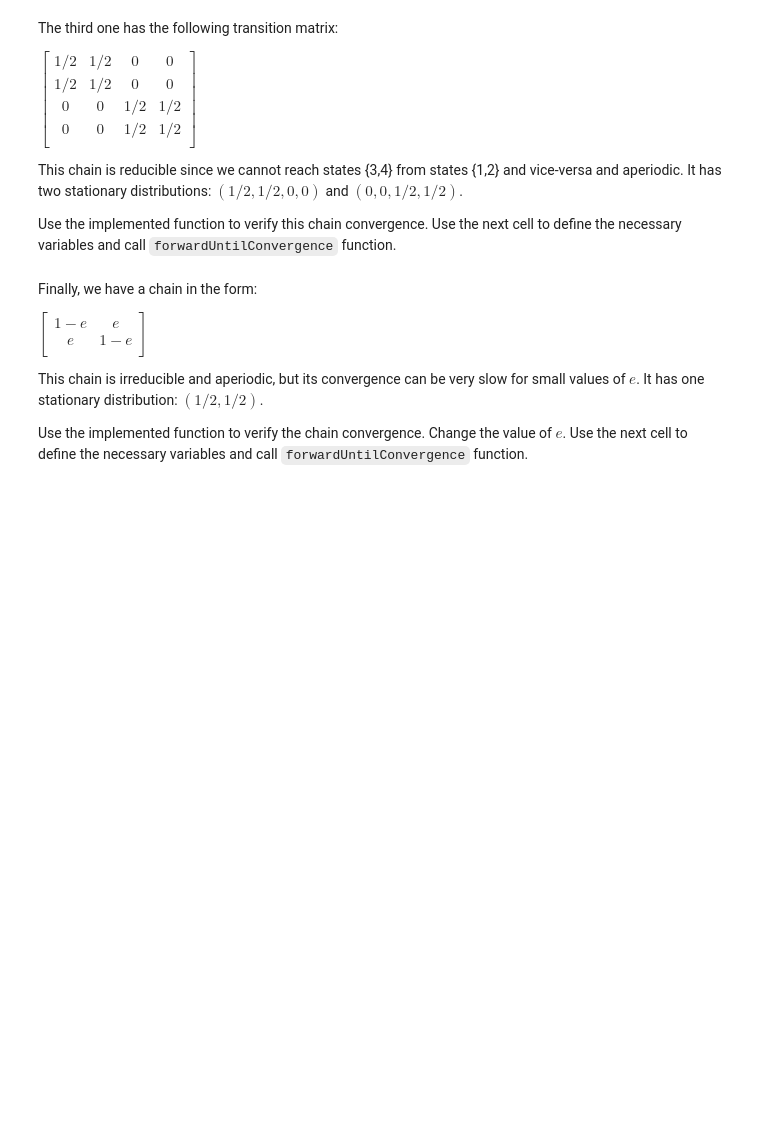
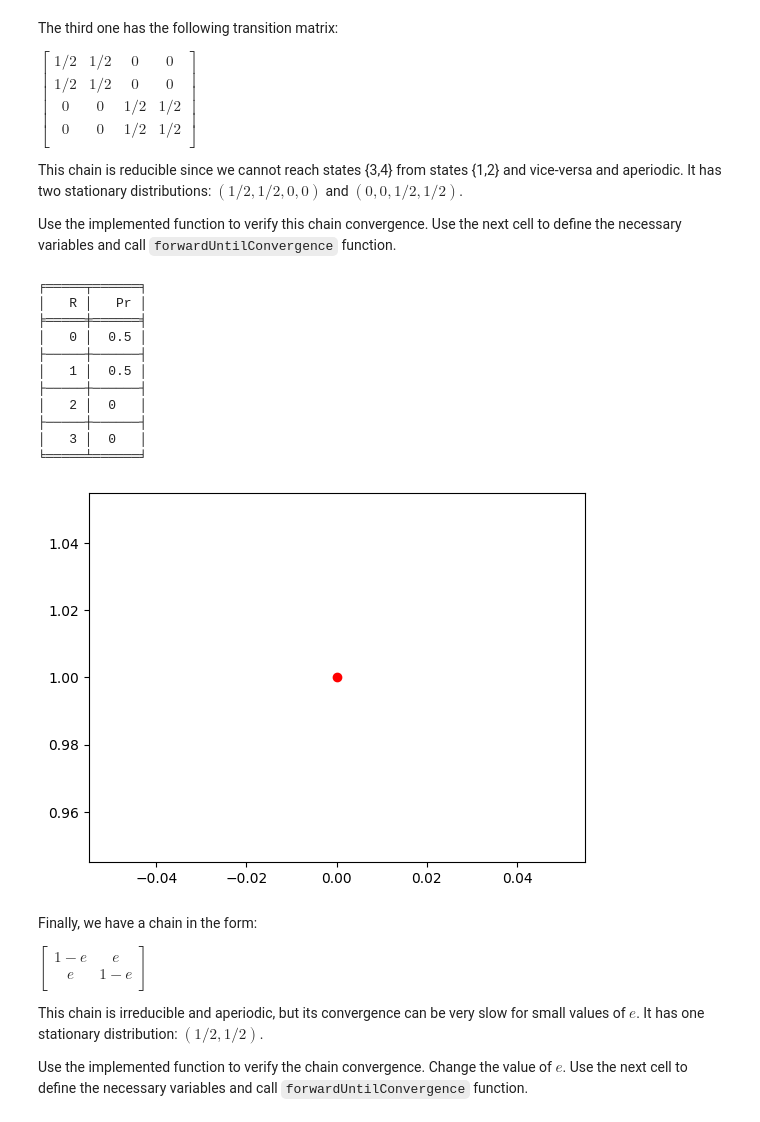
Before and after one commit to girilang/COMP9418-Week05, a Jupyter notebook: COMP9418_W05_Markov_Chains_and_Hidden_Markov_Models.ipynb, the cells around one changed output. Drawn from its saved outputs; the diff is of its cells as text; code cells hidden in the pictures; blank space fills up the shorter version.

```diff
--- a/COMP9418_W05_Markov_Chains_and_Hidden_Markov_Models.ipynb
+++ b/COMP9418_W05_Markov_Chains_and_Hidden_Markov_Models.ipynb
@@ -429,33 +479,47 @@ Use the implemented function to verify this chain convergence. Use the next cell
 # %%
 outcomeSpace_c3 = {
     'R':(0,1,2,3),
     'R_next':(0,1,2,3),
 }
 
 t = Factor(('R', 'R_next'), outcomeSpace_c3)
 t.table = np.array(
     [[.5, .5, 0, 0],
      [.5, .5, 0, 0],
-    ... # TODO
+     [0, 0, .5, .5],
+     [0, 0, .5, .5]
     ]
 )
 
 s = Factor(('R',), outcomeSpace_c3)
 s.table = np.array(
     [1,0,0,0]
 )
 
 ##################
 # Test code
 
 variable_remap = {
     "R_next": "R"
 }
 mm = MarkovModel(s, t, variable_remap)
 errors, state = mm.forwardUntilConvergence()
 print(state)
 plt.plot(errors, 'ro')
 plt.show()
+# %% [output]
+╒═════╤══════╕
+│   R │   Pr │
+╞═════╪══════╡
+│   0 │  0.5 │
+├─────┼──────┤
+│   1 │  0.5 │
+├─────┼──────┤
+│   2 │  0   │
+├─────┼──────┤
+│   3 │  0   │
+╘═════╧══════╛
+[figure, added]
 # %% [markdown]
 Finally, we have a chain in the form:
 
```
Also changed, not shown: parts of 4 cells of this notebook.
